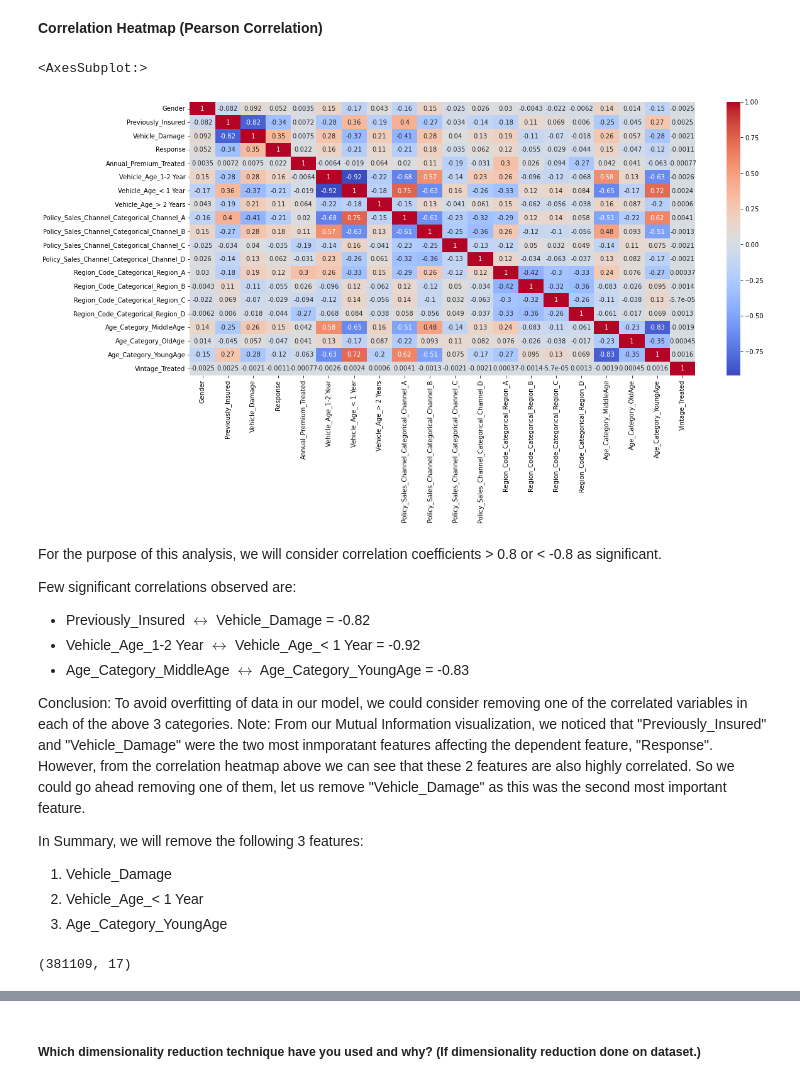
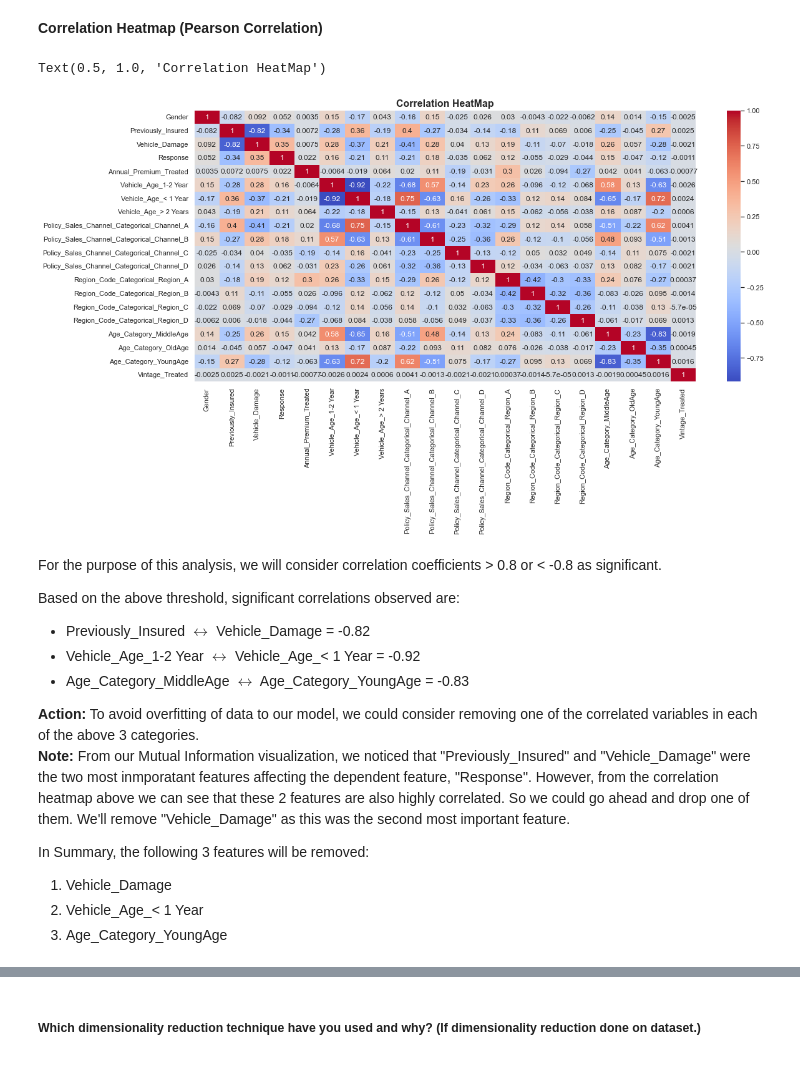
Before and after one commit to AimanSahay/ML-Project---Insurance-Cross-Sell-Prediction, a Jupyter notebook: ML Project_Insurance Cross Sell Prediction.ipynb, the cells around one changed output, grey strips where cells are left out. Cells and saved outputs as stored; diff of their text form; code cells hidden in the pictures.

```diff
--- a/ML Project_Insurance Cross Sell Prediction.ipynb
+++ b/ML Project_Insurance Cross Sell Prediction.ipynb
@@ -2023,21 +2170,23 @@ First let us check whether our data exhibits strong association or correlation a
 # %%
 plt.figure(figsize=(18, 8))
 sns.heatmap(data_df.corr(), cmap="coolwarm", annot=True)
+
+plt.title("Correlation HeatMap", fontsize=16, fontweight="bold")
 # %% [output]
-<AxesSubplot:>
+Text(0.5, 1.0, 'Correlation HeatMap')
-[figure, old version]
+[figure, new version]
 # %% [markdown]
 For the purpose of this analysis, we will consider correlation coefficients > 0.8 or < -0.8 as significant.
 
-Few significant correlations observed are:
+Based on the above threshold, significant correlations observed are:
 * Previously_Insured $\leftrightarrow$ Vehicle_Damage = -0.82
 * Vehicle_Age_1-2 Year $\leftrightarrow$ Vehicle_Age_< 1 Year = -0.92
 * Age_Category_MiddleAge $\leftrightarrow$ Age_Category_YoungAge = -0.83
 
-Conclusion: To avoid overfitting of data in our model, we could consider removing one of the correlated variables in each of the above 3 categories.
-Note: From our Mutual Information visualization, we noticed that "Previously_Insured" and "Vehicle_Damage" were the two most inmporatant features affecting the dependent feature, "Response". However, from the correlation heatmap above we can see that these 2 features are also highly correlated. So we could go ahead removing one of them, let us remove "Vehicle_Damage" as this was the second most important feature.
+**Action:** To avoid overfitting of data to our model, we could consider removing one of the correlated variables in each of the above 3 categories.
+**Note:** From our Mutual Information visualization, we noticed that "Previously_Insured" and "Vehicle_Damage" were the two most inmporatant features affecting the dependent feature, "Response". However, from the correlation heatmap above we can see that these 2 features are also highly correlated. So we could go ahead and drop one of them. We'll remove "Vehicle_Damage" as this was the second most important feature.
 
-In Summary, we will remove the following 3 features:
+In Summary, the following 3 features will be removed:
 1. Vehicle_Damage
 2. Vehicle_Age_< 1 Year
 3. Age_Category_YoungAge
@@ -2045,7 +2197 @@ In Summary, we will remove the following 3 features:
 data_df = data_df.drop(["Vehicle_Damage", "Vehicle_Age_< 1 Year", "Age_Category_YoungAge"], axis=1)
-# %%
-# Dimensionality Reduction (If needed)
-
-data_df.shape
-# %% [output]
-(381109, 17)
```
Also changed, not shown: parts of 184 cells of this notebook.
